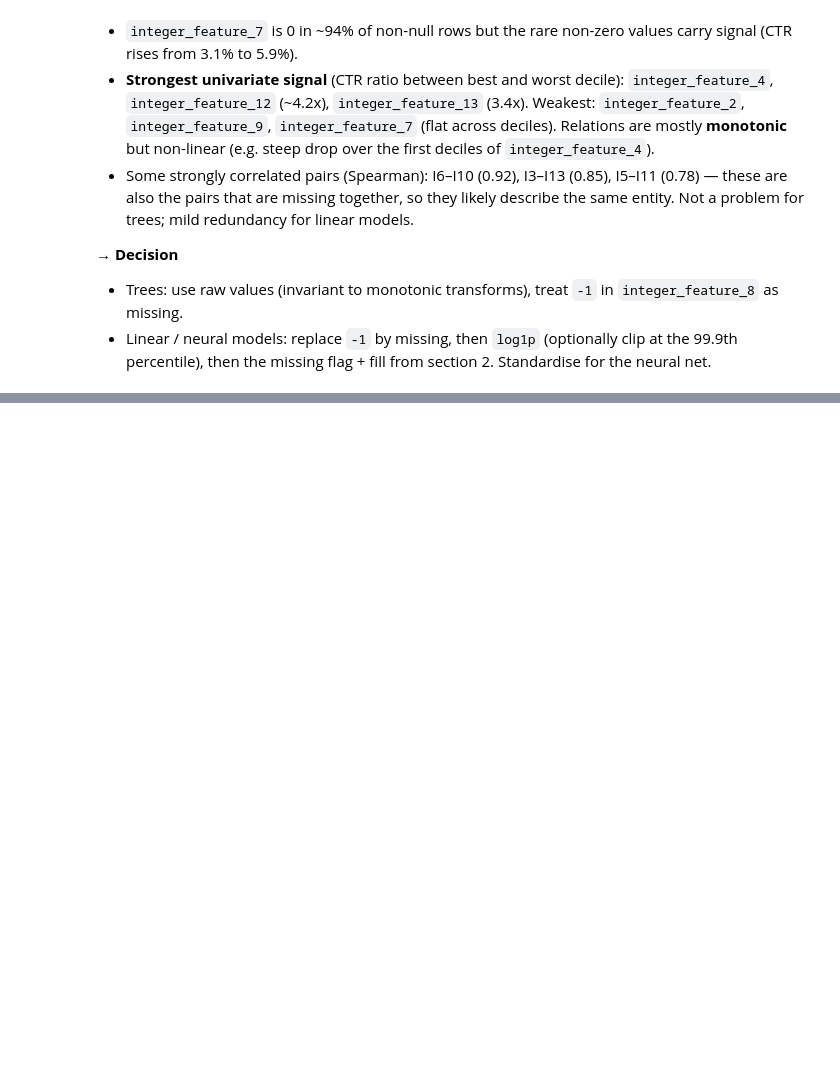
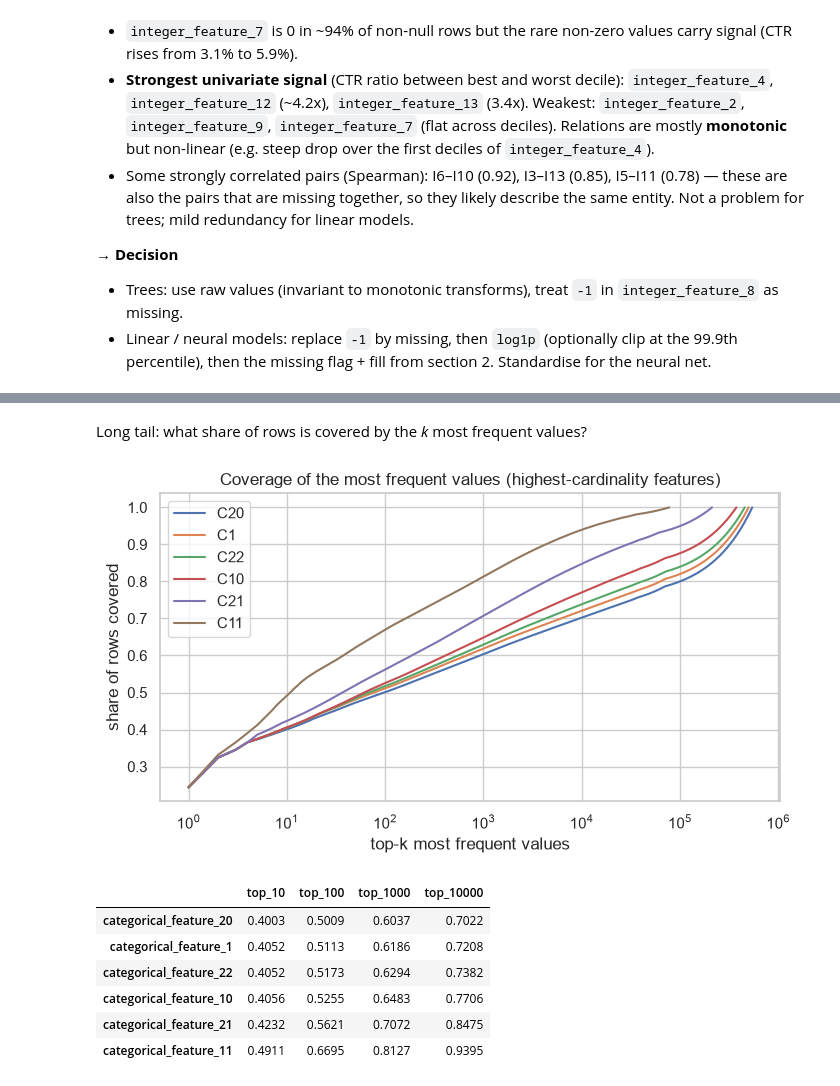
Before and after one commit to Mam-s/ctr_criteo, a Jupyter notebook: notebooks/exploration.ipynb, the cells around one changed output, grey strips where cells are left out. Drawn from its saved outputs; the diff is of its cells as text; code cells hidden in the pictures; blank space fills up the shorter version.

```diff
--- a/notebooks/exploration.ipynb
+++ b/notebooks/exploration.ipynb
@@ -348,0 +397,32 @@ integer_feature_7 == 0: 94.34% of non-null rows
+# %% [markdown]
+Long tail: what share of rows is covered by the *k* most frequent values?
+# %%
+high_card = cat_stats.index[:6]
+
+fig, ax = plt.subplots(figsize=(8, 4))
+for col in high_card:
+    counts = df[col].value_counts()
+    coverage = counts.cumsum() / counts.sum()
+    ax.plot(np.arange(1, len(coverage) + 1), coverage.values, label=col.replace("categorical_feature_", "C"))
+ax.set_xscale("log")
+ax.set_xlabel("top-k most frequent values")
+ax.set_ylabel("share of rows covered")
+ax.set_title("Coverage of the most frequent values (highest-cardinality features)")
+ax.legend()
+plt.show()
+
+coverage_table = {}
+for col in high_card:
+    counts = df[col].value_counts()
+    cum = counts.cumsum() / counts.sum()
+    coverage_table[col] = {f"top_{k}": cum.iloc[min(k, len(cum)) - 1] for k in (10, 100, 1_000, 10_000)}
+pd.DataFrame(coverage_table).T
+# %% [output]
+[figure, added]
+|  | top_10 | top_100 | top_1000 | top_10000 |
+| categorical_feature_20 | 0.4003 | 0.5009 | 0.6037 | 0.7022 |
+| categorical_feature_1 | 0.4052 | 0.5113 | 0.6186 | 0.7208 |
+| categorical_feature_22 | 0.4052 | 0.5173 | 0.6294 | 0.7382 |
+| categorical_feature_10 | 0.4056 | 0.5255 | 0.6483 | 0.7706 |
+| categorical_feature_21 | 0.4232 | 0.5621 | 0.7072 | 0.8475 |
+| categorical_feature_11 | 0.4911 | 0.6695 | 0.8127 | 0.9395 |
```
Also changed, not shown: parts of 8 cells of this notebook.
